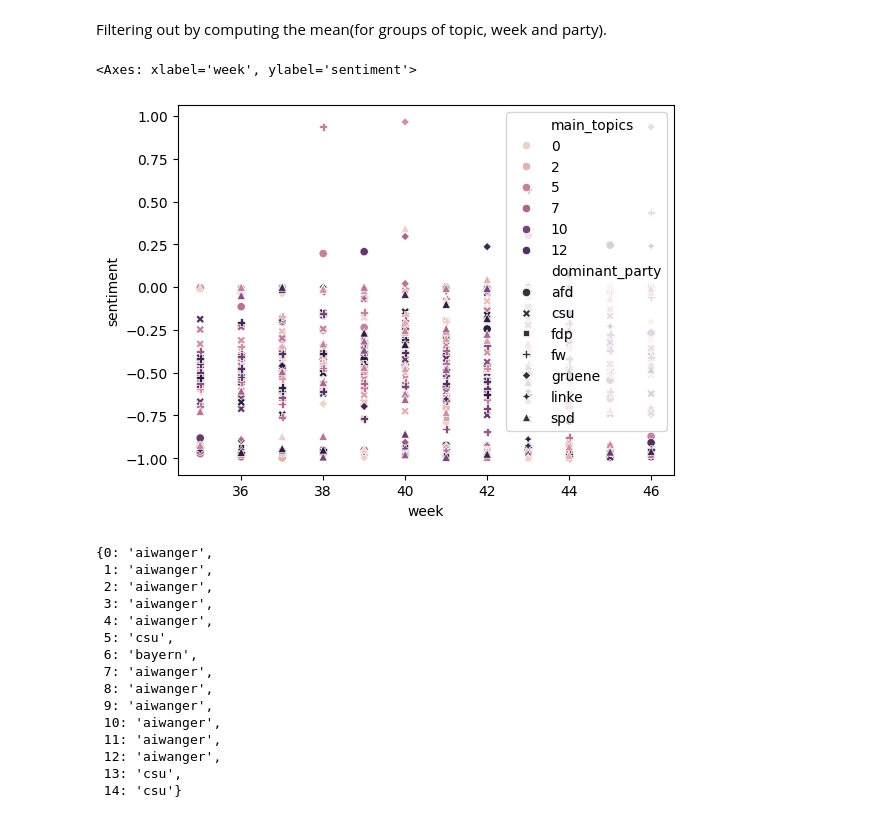
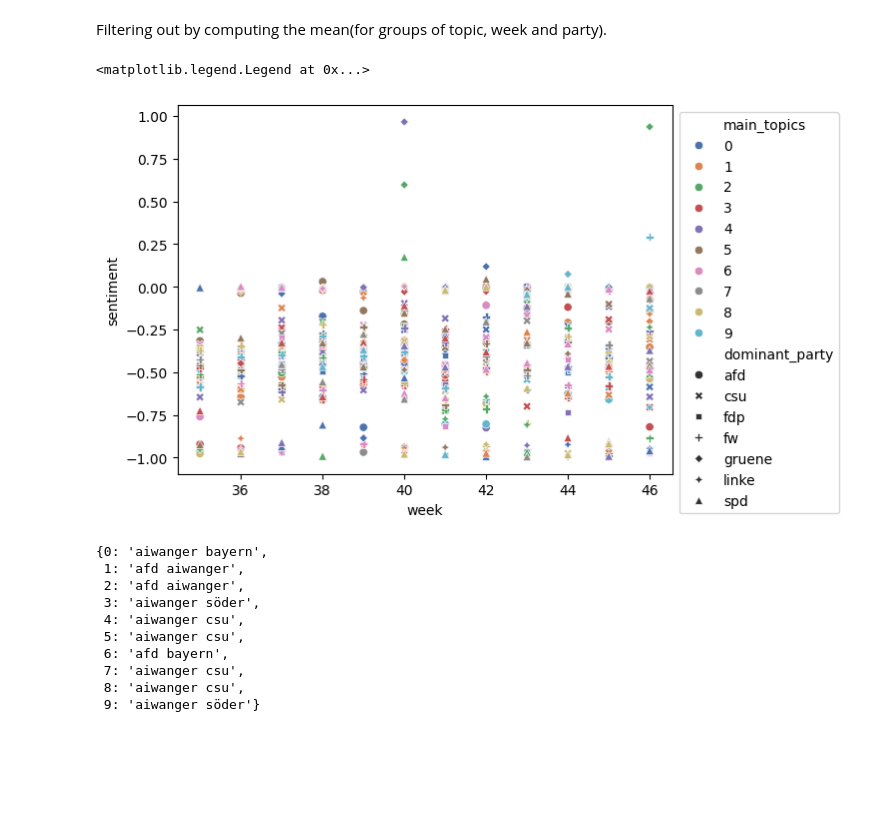
Before and after one commit to sehHeiden/Analyse_von_Finanzdaten, a Jupyter notebook: Block3/lda_project.ipynb, the cells around one changed output. Drawn from its saved outputs; the diff is of its cells as text; code cells hidden in the pictures; blank space fills up the shorter version.

Commit message:
lower number of topics longer descriptions
party wise word clouds via drop menu,
two word topics

```diff
--- a/Block3/lda_project.ipynb
+++ b/Block3/lda_project.ipynb
@@ -223,7 +266,7 @@ def get_model(
         corpus=_corpus, id2word=_id2word, num_topics=_num_topics, random_state=random_state
     )
 # %%
-num_topics = 15
+num_topics = 10
 lda_model = get_model(_corpus=corpus, _id2word=id2word, _num_topics=num_topics, random_state=2)
 LDAvis_prepared = pyLDAvis.gensim_models.prepare(lda_model, corpus, id2word)
 LDAvis_prepared
@@ -260,7 +303,4 @@ def get_main_topic(doc: list) -> int:
     return max(doc, key=lambda x: x[1])[0]
 
 
-main_topics = [get_main_topic(x) for x in document_topics]
-german_sentiment_df["main_topics"] = main_topics
-
-sns.scatterplot(data=german_sentiment_df, x="week", y="sentiment", hue="main_topics", style="dominant_party")
+german_sentiment_df["main_topics"] = [get_main_topic(x) for x in document_topics]
@@ -272,35 +309,38 @@ Filtering out by computing the mean(for groups of topic, week and party).
 # %%
 german_sentiment_df_p = (
     german_sentiment_df[["dominant_party", "week", "sentiment", "main_topics"]]
     .groupby(by=["dominant_party", "week", "main_topics"])
     .mean()
 )
-sns.scatterplot(data=german_sentiment_df_p, x="week", y="sentiment", hue="main_topics", style="dominant_party")
+ax = sns.scatterplot(
+    data=german_sentiment_df_p, x="week", y="sentiment", hue="main_topics", style="dominant_party", palette="deep"
+)
+ax.legend(loc="upper left", bbox_to_anchor=(1, 1))
 # %% [output]
-<Axes: xlabel='week', ylabel='sentiment'>
+<matplotlib.legend.Legend at 0x...>
-[figure, old version]
+[figure, new version]
 # %%
 def get_most_important_word(model: gensim.models.LdaModel) -> dict[int, str]:
-    """Get the most important word of a given model."""
-    return {x[0]: x[1].split("*")[1][1:-1] for x in model.show_topics(num_words=1, num_topics=-1)}
+    """
+    Get the most important words of a given model.
+
+    There are to many topics with the same most important word therefore we use two.
+    Alphabetical order!
+    """
+    return {x[0]: " ".join(sorted(x[1].split('"')[1:5:2])) for x in model.show_topics(num_words=2, num_topics=-1)}
 
 
 get_most_important_word(lda_model)
 # %% [output]
-{0: 'aiwanger',
- 1: 'aiwanger',
- 2: 'aiwanger',
- 3: 'aiwanger',
- 4: 'aiwanger',
- 5: 'csu',
- 6: 'bayern',
- 7: 'aiwanger',
- 8: 'aiwanger',
- 9: 'aiwanger',
- 10: 'aiwanger',
- 11: 'aiwanger',
- 12: 'aiwanger',
- 13: 'csu',
- 14: 'csu'}
+{0: 'aiwanger bayern',
+ 1: 'afd aiwanger',
+ 2: 'afd aiwanger',
+ 3: 'aiwanger söder',
+ 4: 'aiwanger csu',
+ 5: 'aiwanger csu',
+ 6: 'afd bayern',
+ 7: 'aiwanger csu',
+ 8: 'aiwanger csu',
+ 9: 'aiwanger söder'}
 # %%
 german_sentiment_df_t = german_sentiment_df.copy()
```
Also changed, not shown: parts of 18 cells of this notebook.
